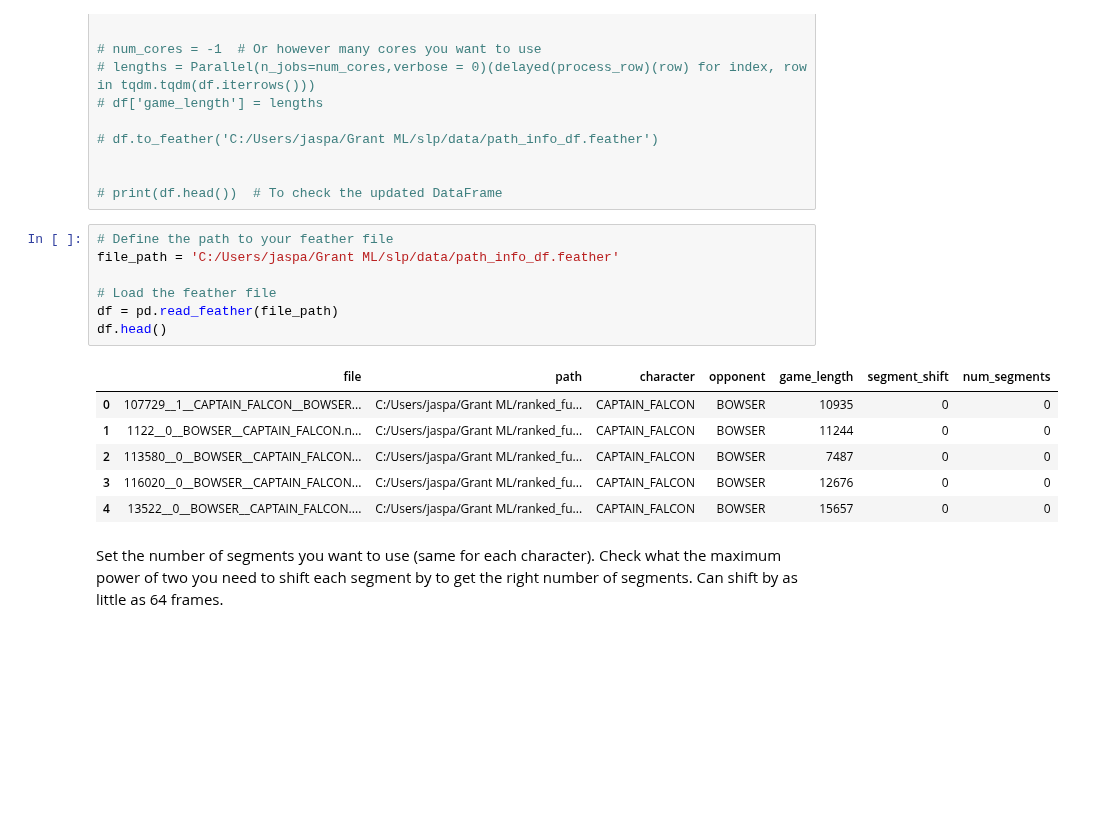
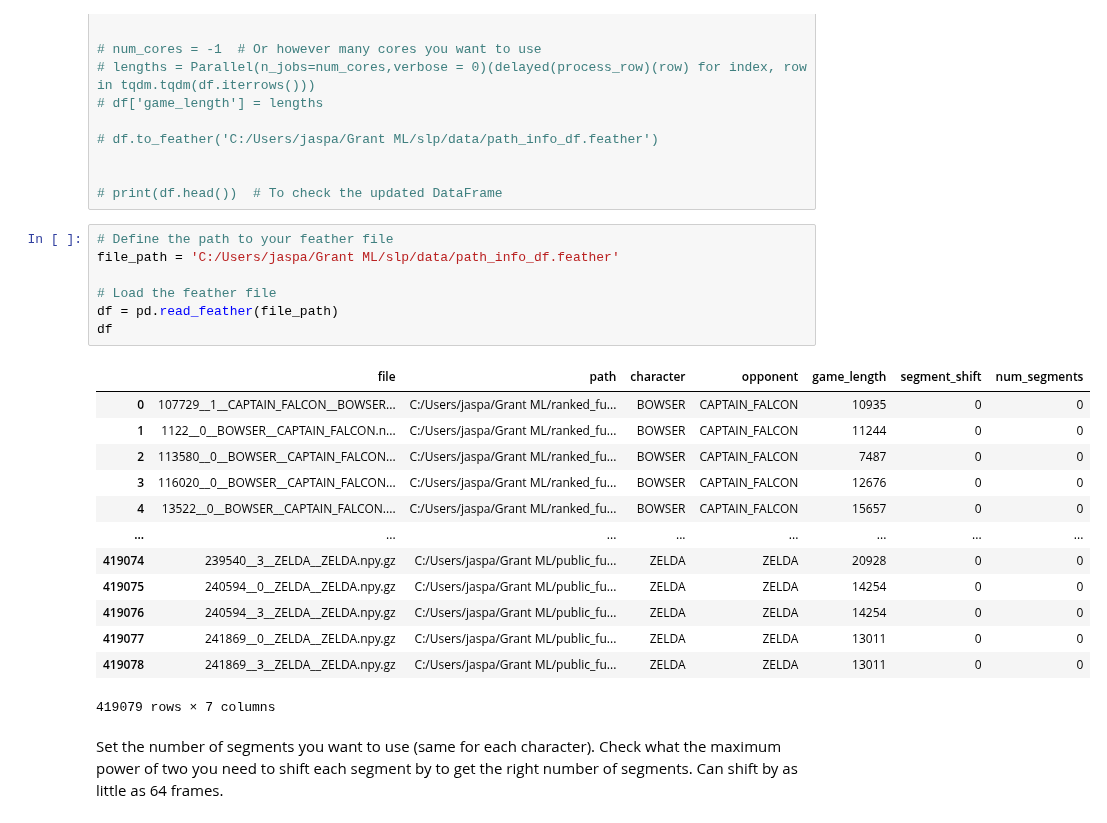
Before and after one commit to sinha-G/slp, a Jupyter notebook: classify_all_characters_cnn/make_data_list.ipynb, the cells around one changed output. Drawn from its saved outputs; the diff is of its cells as text; blank space fills up the shorter version.

```diff
--- a/classify_all_characters_cnn/make_data_list.ipynb
+++ b/classify_all_characters_cnn/make_data_list.ipynb
@@ -88,17 +88,24 @@ Use Joblib to open the game arrays and get the length of the game in frames. Sav
 # %%
 # Define the path to your feather file
 file_path = 'C:/Users/jaspa/Grant ML/slp/data/path_info_df.feather'
 
 # Load the feather file
 df = pd.read_feather(file_path)
-df.head()
+df
 # %% [output]
 |  | file | path | character | opponent | game_length | segment_shift | num_segments |
-| 0 | 107729__1__CAPTAIN_FALCON__BOWSER... | C:/Users/jaspa/Grant ML/ranked_fu... | CAPTAIN_FALCON | BOWSER | 10935 | 0 | 0 |
-| 1 | 1122__0__BOWSER__CAPTAIN_FALCON.n... | C:/Users/jaspa/Grant ML/ranked_fu... | CAPTAIN_FALCON | BOWSER | 11244 | 0 | 0 |
-| 2 | 113580__0__BOWSER__CAPTAIN_FALCON... | C:/Users/jaspa/Grant ML/ranked_fu... | CAPTAIN_FALCON | BOWSER | 7487 | 0 | 0 |
-| 3 | 116020__0__BOWSER__CAPTAIN_FALCON... | C:/Users/jaspa/Grant ML/ranked_fu... | CAPTAIN_FALCON | BOWSER | 12676 | 0 | 0 |
-| 4 | 13522__0__BOWSER__CAPTAIN_FALCON.... | C:/Users/jaspa/Grant ML/ranked_fu... | CAPTAIN_FALCON | BOWSER | 15657 | 0 | 0 |
+| 0 | 107729__1__CAPTAIN_FALCON__BOWSER... | C:/Users/jaspa/Grant ML/ranked_fu... | BOWSER | CAPTAIN_FALCON | 10935 | 0 | 0 |
+| 1 | 1122__0__BOWSER__CAPTAIN_FALCON.n... | C:/Users/jaspa/Grant ML/ranked_fu... | BOWSER | CAPTAIN_FALCON | 11244 | 0 | 0 |
+| 2 | 113580__0__BOWSER__CAPTAIN_FALCON... | C:/Users/jaspa/Grant ML/ranked_fu... | BOWSER | CAPTAIN_FALCON | 7487 | 0 | 0 |
+| 3 | 116020__0__BOWSER__CAPTAIN_FALCON... | C:/Users/jaspa/Grant ML/ranked_fu... | BOWSER | CAPTAIN_FALCON | 12676 | 0 | 0 |
+| 4 | 13522__0__BOWSER__CAPTAIN_FALCON.... | C:/Users/jaspa/Grant ML/ranked_fu... | BOWSER | CAPTAIN_FALCON | 15657 | 0 | 0 |
+| ... | ... | ... | ... | ... | ... | ... | ... |
+| 419074 | 239540__3__ZELDA__ZELDA.npy.gz | C:/Users/jaspa/Grant ML/public_fu... | ZELDA | ZELDA | 20928 | 0 | 0 |
+| 419075 | 240594__0__ZELDA__ZELDA.npy.gz | C:/Users/jaspa/Grant ML/public_fu... | ZELDA | ZELDA | 14254 | 0 | 0 |
+| 419076 | 240594__3__ZELDA__ZELDA.npy.gz | C:/Users/jaspa/Grant ML/public_fu... | ZELDA | ZELDA | 14254 | 0 | 0 |
+| 419077 | 241869__0__ZELDA__ZELDA.npy.gz | C:/Users/jaspa/Grant ML/public_fu... | ZELDA | ZELDA | 13011 | 0 | 0 |
+| 419078 | 241869__3__ZELDA__ZELDA.npy.gz | C:/Users/jaspa/Grant ML/public_fu... | ZELDA | ZELDA | 13011 | 0 | 0 |
+419079 rows × 7 columns
 # %% [markdown]
 Set the number of segments you want to use (same for each character). Check what the maximum power of two you need to shift each segment by to get the right number of segments. Can shift by as little as 64 frames.
 # %%
```
Also changed, not shown: parts of 8 cells of this notebook, 3 other files.
